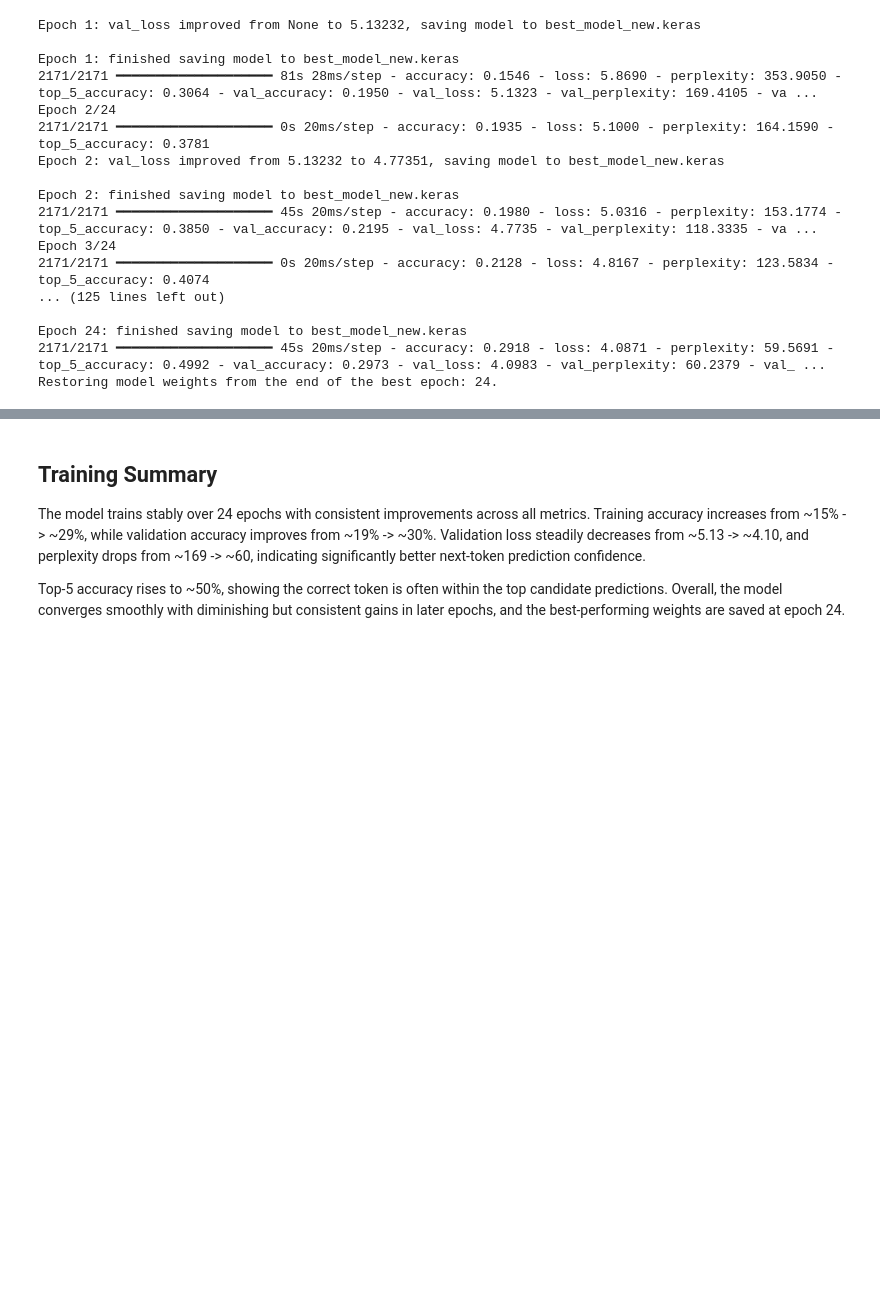
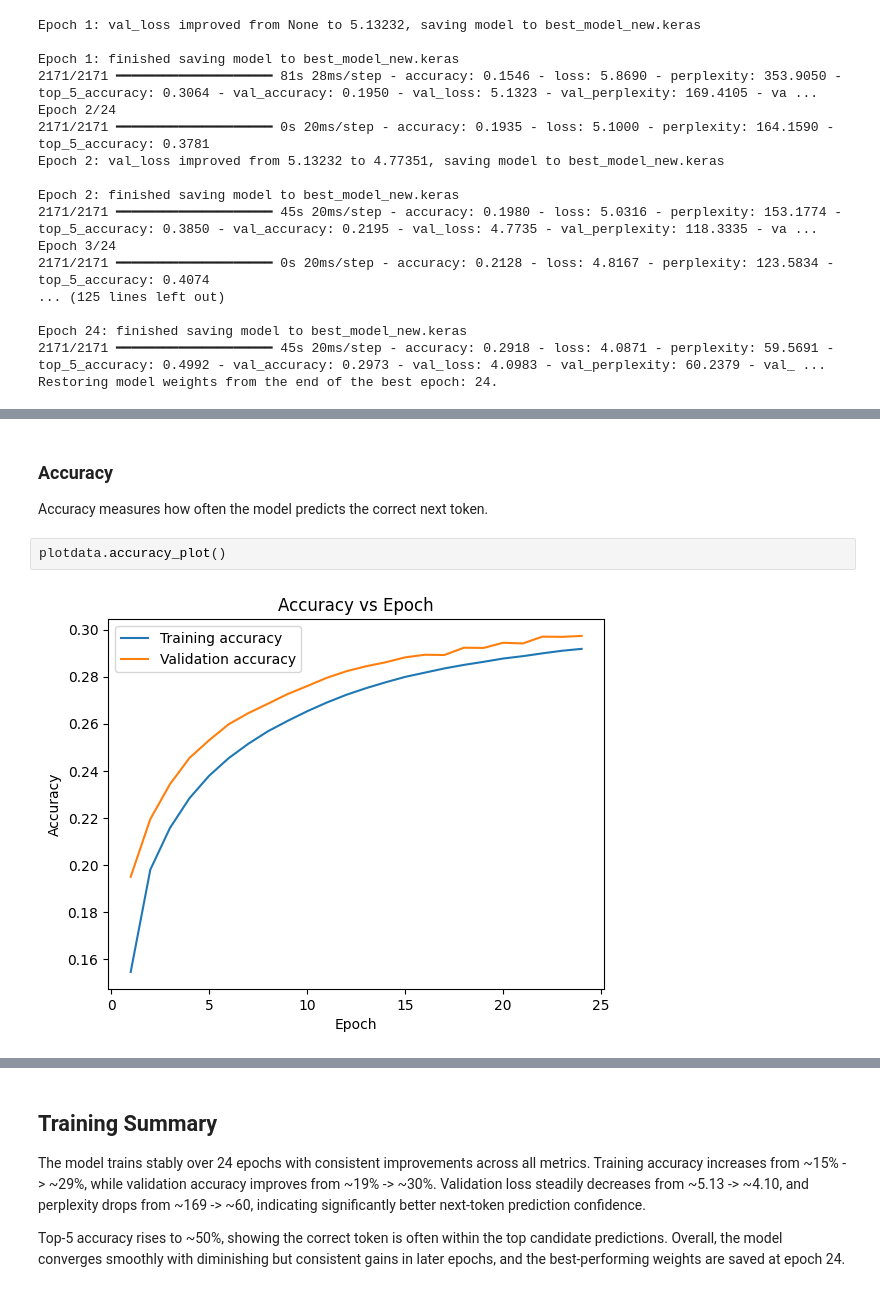
Before and after one commit to onnikiv/neural-networks-project, a Jupyter notebook: 4-wikitext-project/projectv4.ipynb, the cells around one changed output, grey strips where cells are left out. Saved outputs shown, nothing was run; the diff lists cells and outputs as text; blank space fills up the shorter version.

Commit message:
Training visualization

```diff
--- a/4-wikitext-project/projectv4.ipynb
+++ b/4-wikitext-project/projectv4.ipynb
@@ -547,0 +558,7 @@ Restoring model weights from the end of the best epoch: 24.
+# %% [markdown]
+### Accuracy
+Accuracy measures how often the model predicts the correct next token.
+# %%
+plotdata.accuracy_plot()
+# %% [output]
+[figure, added]
```
Also changed, not shown: parts of 12 cells of this notebook, 1 other file.
